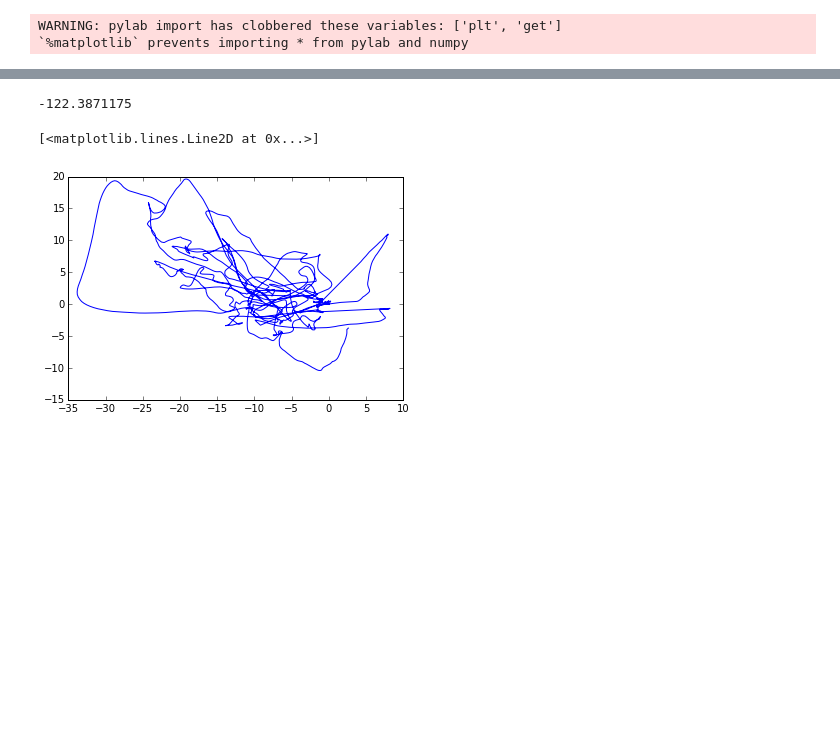
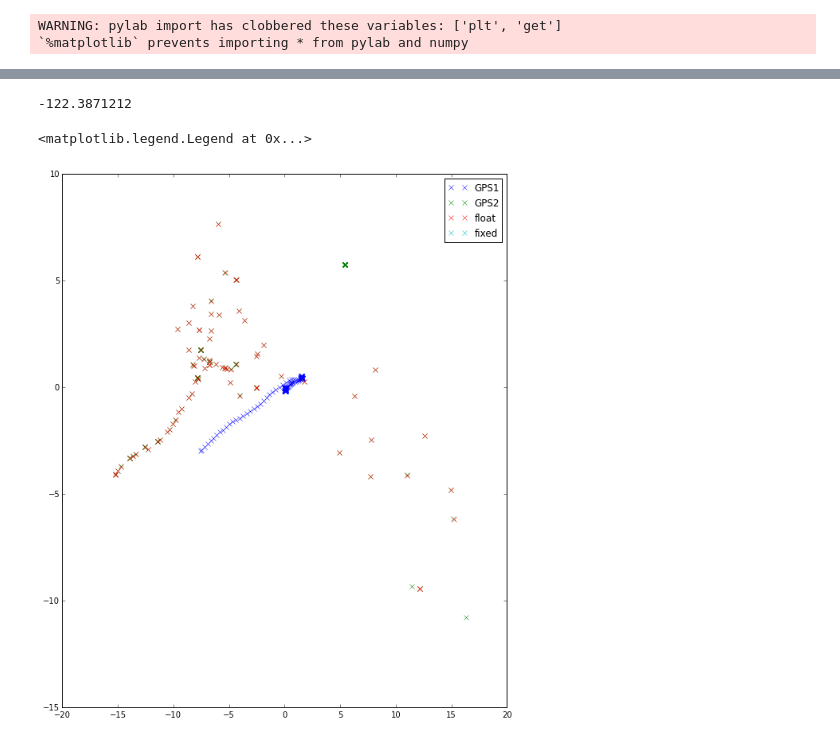
Before and after one commit to swift-nav/piksi_tools, a Jupyter notebook: piksi_tools/ardupilot/Piksi on Ardupilot evaluation.ipynb, the cells around one changed output, grey strips where cells are left out. Drawn from its saved outputs; the diff is of its cells as text; code cells hidden in the pictures; blank space fills up the shorter version.

```diff
--- a/piksi_tools/ardupilot/Piksi on Ardupilot evaluation.ipynb
+++ b/piksi_tools/ardupilot/Piksi on Ardupilot evaluation.ipynb
@@ -181,23 +189,0 @@ plt.title('altitude')
-# %%
-#plot ground tracks
-
-from swiftnav.coord_system import wgsecef2ned, wgsllh2ecef
-import math
-DEG2R = math.pi/180.0
-print GPS1_llh_lon.iloc[0]
-
-ref_posn =  wgsllh2ecef( GPS1_llh_lat.iloc[0] * DEG2R,
-                        GPS1_llh_lon.iloc[0] * DEG2R,
-                        GPS1_llh_alt.iloc[0])
-GPS1NED = np.zeros([len(GPS1_llh_lat),3])
-i =0
-for eachlat, eachlon, eachalt in zip(GPS1_llh_lat, GPS1_llh_lon, GPS1_llh_alt):
-    ecef = wgsllh2ecef(eachlat * DEG2R, eachlon * DEG2R, eachalt)
-    GPS1NED[i,:] = wgsecef2ned(ecef, ref_posn)
-    i += 1
-
-plot(GPS1NED[:,0],GPS1NED[:,1])
-# %% [output]
--122.3871175
-[<matplotlib.lines.Line2D at 0x...>]
-[figure, removed]
@@ -203,0 +193,35 @@ plot(GPS1NED[:,0],GPS1NED[:,1])
+# %%
+#plot ground tracks
+
+def getNED(posns, ref):
+    nedvect = np.zeros([len(posns),3])
+    i = 0
+    for eachlat, eachlon, eachalt in posns:
+        ecef = wgsllh2ecef(eachlat * DEG2R, eachlon * DEG2R, eachalt)
+        nedvect[i,:] = wgsecef2ned(ecef, ref)
+        i+=1
+    return nedvect
+
+from swiftnav.coord_system import wgsecef2ned, wgsllh2ecef
+import math
+DEG2R = math.pi/180.0
+print GPS1_llh_lon.iloc[0]
+
+ref_posn =  wgsllh2ecef( GPS1_llh_lat.iloc[0] * DEG2R,
+                        GPS1_llh_lon.iloc[0] * DEG2R,
+                        GPS1_llh_alt.iloc[0])
+GPS1NED = getNED(zip(GPS1_llh_lat, GPS1_llh_lon, GPS1_llh_alt), ref_posn)
+GPS2NED = getNED(zip(GPS2_llh_lat, GPS2_llh_lon, GPS2_llh_alt), ref_posn)
+floatned = getNED(zip(float_llh_lat, float_llh_lon, float_llh_alt), ref_posn)
+fixedned = getNED(zip(fixed_llh_lat, fixed_llh_lon, fixed_llh_alt), ref_posn)
+
+fig = plt.figure(figsize=[10,12])
+plt.plot(GPS1NED[:,0],GPS1NED[:,1],'x')
+plt.plot(GPS2NED[:,0],GPS2NED[:,1],'x')
+plt.plot(floatned[:,0],floatned[:,1],'x')
+plt.plot(fixedned[:,0],fixedned[:,1],'x')
+plt.legend(['GPS1','GPS2','float','fixed'])
+# %% [output]
+-122.3871212
+<matplotlib.legend.Legend at 0x...>
+[figure, added]
```
Also changed, not shown: parts of 5 cells of this notebook, 2 other files.
